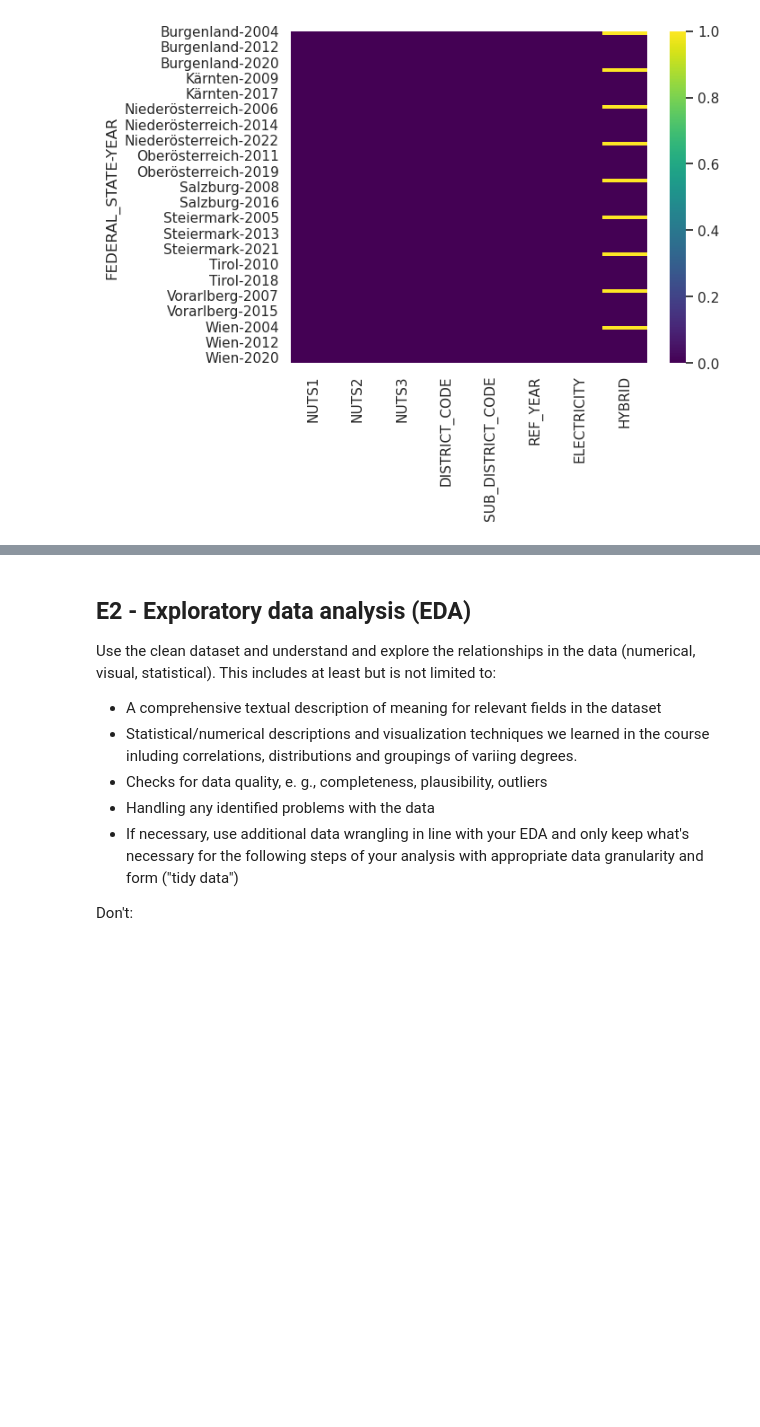
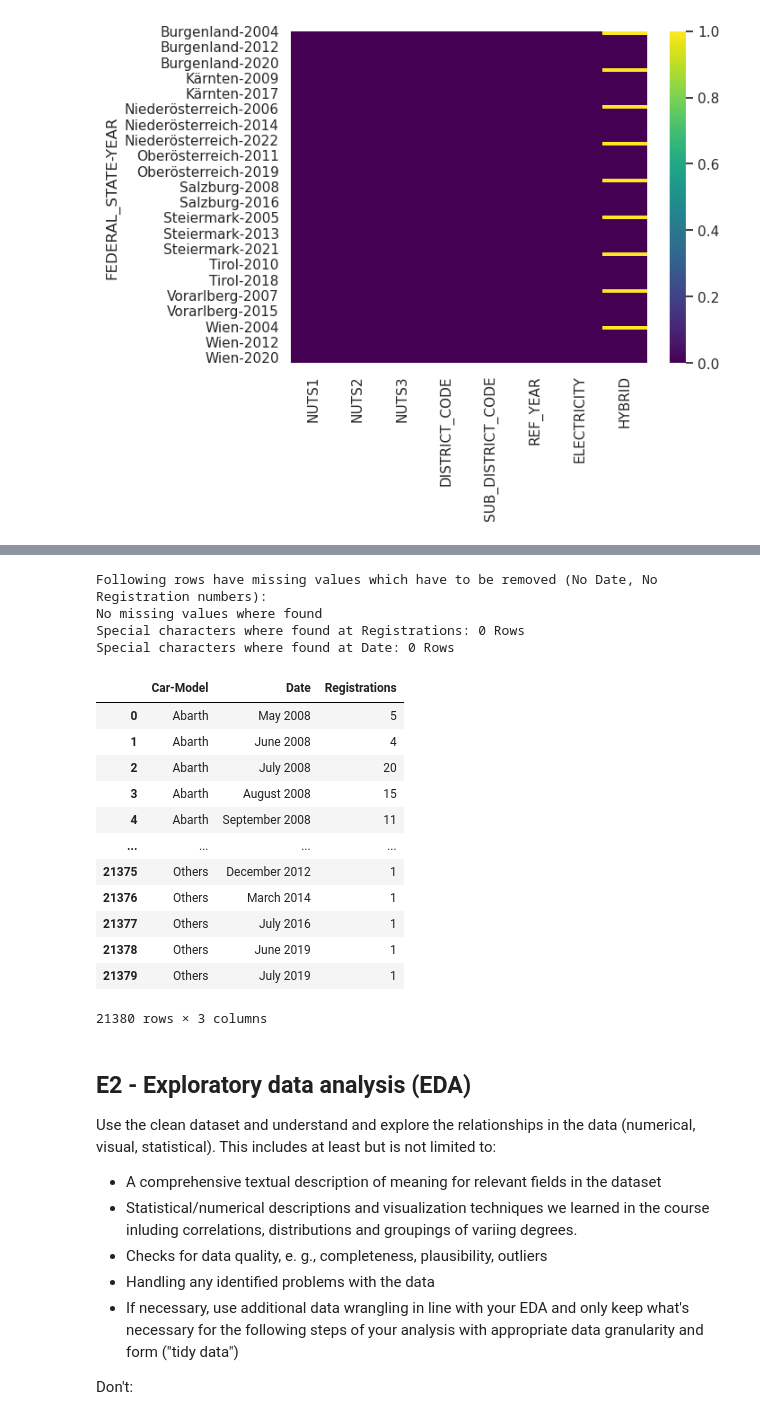
Before and after one commit to dannytheairish/fhtw-data-engineering, a Jupyter notebook: Pkw-Final.ipynb, the cells around one changed output, grey strips where cells are left out. Drawn from its saved outputs; the diff is of its cells as text; code cells hidden in the pictures; blank space fills up the shorter version.

```diff
--- a/Pkw-Final.ipynb
+++ b/Pkw-Final.ipynb
@@ -179,3 +173,53 @@ Sonderzeichen gefunden in Spalte car-model-name: 21380 Zeilen
+# %%
+# Getting all missing values
+rows_with_nan = merged_data[merged_data.isna().any(axis=1)]
+
+print("Following rows have missing values which have to be removed (No Date, No Registration numbers): ")
+
+# Simple check to print the missing values
+if rows_with_nan.empty:
+    print("No missing values where found")
+else:
+    merged_data = merged_data.dropna()
+    print(rows_with_nan)
+
+# Removing <NUMBERS> from Car-Model
+merged_data['Car-Model'] = merged_data['Car-Model'].str.replace(r'<.*?>|\d+', '', regex=True)
+merged_data['Car-Model'] = merged_data['Car-Model'].str.strip()
+
+# Removing special characters
+special_char_pattern = r'[^a-zA-Z0-9äöüÄÖÜß\s-]'
+columns_to_check = ['Registrations', 'Date']
+
+for column in columns_to_check:
+    merged_data[column] = merged_data[column].astype(str)
+    special_char_rows = merged_data[merged_data[column].str.contains(special_char_pattern, regex=True, na=False)]
+    count_special_chars = special_char_rows.shape[0]
+    merged_data[column] = merged_data[column].str.replace(special_char_pattern, '', regex=True)
+    print(f"Special characters where found at {column}: {count_special_chars} Rows")
+
+
+# Export the DataFrame as .csv file into the export/ folder
+merged_data.to_csv('export/Car_registrations_by_name_and_date.csv', index=False)
+merged_data
+# %% [output]
+Following rows have missing values which have to be removed (No Date, No Registration numbers):
+No missing values where found
+Special characters where found at Registrations: 0 Rows
+Special characters where found at Date: 0 Rows
+|  | Car-Model | Date | Registrations |
+| 0 | Abarth | May 2008 | 5 |
+| 1 | Abarth | June 2008 | 4 |
+| 2 | Abarth | July 2008 | 20 |
+| 3 | Abarth | August 2008 | 15 |
+| 4 | Abarth | September 2008 | 11 |
+| ... | ... | ... | ... |
+| 21375 | Others | December 2012 | 1 |
+| 21376 | Others | March 2014 | 1 |
+| 21377 | Others | July 2016 | 1 |
+| 21378 | Others | June 2019 | 1 |
+| 21379 | Others | July 2019 | 1 |
+21380 rows × 3 columns
 # %% [markdown]
 ## E2 - Exploratory data analysis (EDA)
 Use the clean dataset and understand and explore the relationships in the data (numerical, visual, statistical). This includes at least but is not limited to:
```
Also changed, not shown: parts of 1 cell of this notebook.
